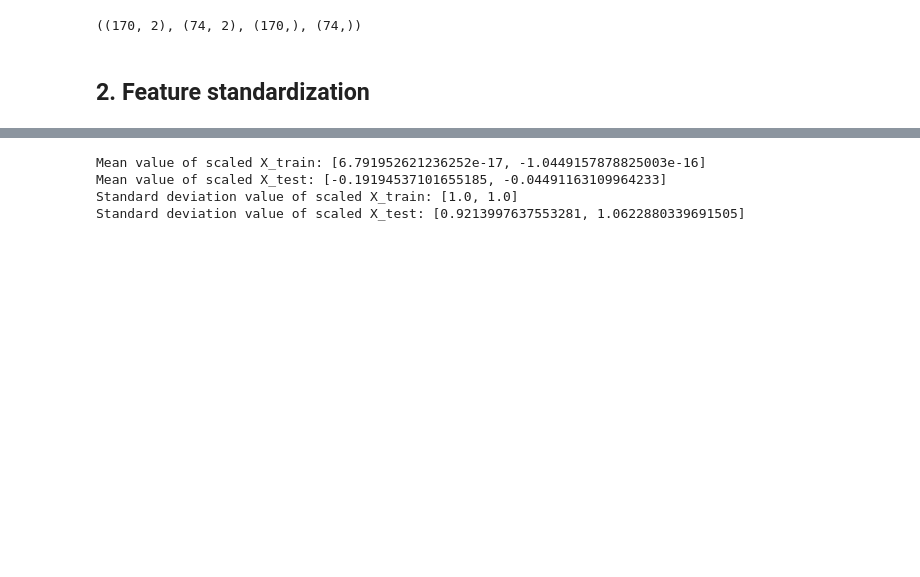
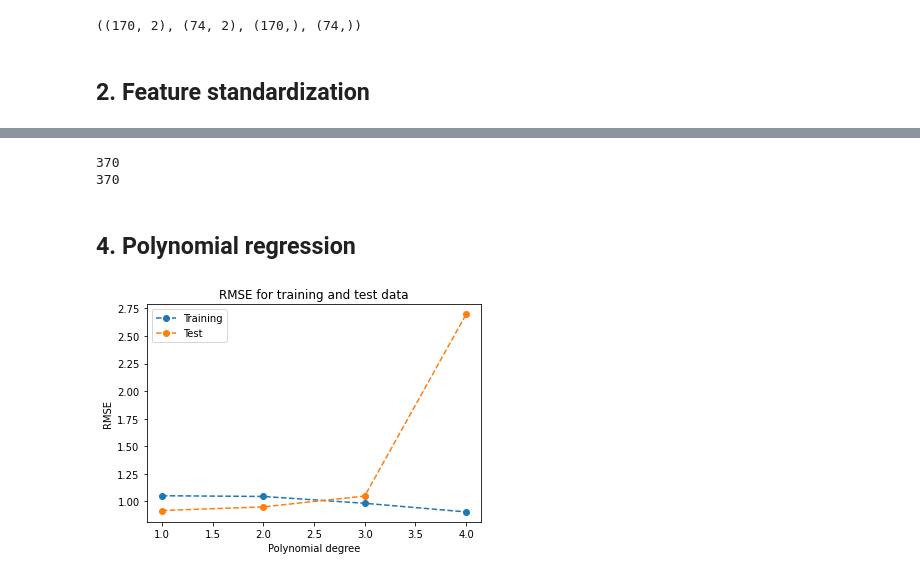
Before and after one commit to cseander/Maskininlarning-Christopher-Seander, a Jupyter notebook: Exercises/Exercise_3.ipynb, the cells around one changed output, grey strips where cells are left out. Drawn from its saved outputs; the diff is of its cells as text; code cells hidden in the pictures; blank space fills up the shorter version.

```diff
--- a/Exercises/Exercise_3.ipynb
+++ b/Exercises/Exercise_3.ipynb
@@ -97,16 +120,13 @@ from sklearn.preprocessing import StandardScaler
-# %%
-scaler = StandardScaler()
-scaler.fit(X_train)
-
-scaled_X_train = scaler.transform(X_train)
-scaled_X_test = scaler.transform(X_test)
-# %%
-print(f"Mean value of scaled X_train: [{np.mean(scaled_X_train[:,0])}, {np.mean(scaled_X_train[:,1])}]")
-print(f"Mean value of scaled X_test: [{np.mean(scaled_X_test[:,0])}, {np.mean(scaled_X_test[:,1])}]")
-print(f"Standard deviation value of scaled X_train: [{np.std(scaled_X_train[:,0])}, {np.std(scaled_X_train[:,1])}]")
-print(f"Standard deviation value of scaled X_test: [{np.std(scaled_X_test[:,0])}, {np.std(scaled_X_test[:,1])}]")
-# %% [output]
-Mean value of scaled X_train: [6.791952621236252e-17, -1.0449157878825003e-16]
-Mean value of scaled X_test: [-0.19194537101655185, -0.04491163109964233]
-Standard deviation value of scaled X_train: [1.0, 1.0]
-Standard deviation value of scaled X_test: [0.9213997637553281, 1.0622880339691505]
+# %%
+poly_features = PolynomialFeatures(2, include_bias=False)
+poly_X_train = poly_features.fit_transform(scaled_X_train)
+poly_X_test = poly_features.transform(scaled_X_test)
+
+test = poly_features.fit_transform(scaled_X_test)
+print((poly_X_test == test).sum())
+print(poly_X_test.size)
+# %% [output]
+370
+370
+# %% [markdown]
+## 4. Polynomial regression
@@ -112,0 +136,29 @@ Standard deviation value of scaled X_test: [0.9213997637553281, 1.06228803396915
+# %%
+def polynomial_regression(degree):
+    poly_features = PolynomialFeatures(degree, include_bias=False)
+    poly_X_train = poly_features.fit_transform(scaled_X_train)
+    poly_X_test = poly_features.transform(scaled_X_test)
+
+    model_linear_regression = LinearRegression()
+    model_linear_regression.fit(poly_X_train, y_train)
+    y_pred_train = model_linear_regression.predict(poly_X_train)
+    y_pred_test = model_linear_regression.predict(poly_X_test)
+
+    RMSE_train = np.sqrt(mean_squared_error(y_train, y_pred_train))
+    RMSE_test = np.sqrt(mean_squared_error(y_test, y_pred_test))
+
+    return (RMSE_train, RMSE_test)
+# %%
+recorded_RMSE = pd.DataFrame(columns=["Training", "Test"], index=[1,2,3,4])
+
+for degree in range(1,5):
+    recorded_RMSE.loc[degree] = polynomial_regression(degree)
+
+plt.plot(recorded_RMSE, linestyle="--", marker="o")
+plt.legend(recorded_RMSE.columns)
+plt.xlabel("Polynomial degree")
+plt.ylabel("RMSE")
+plt.title("RMSE for training and test data")
+plt.show()
+# %% [output]
+[figure, added]
```
Also changed, not shown: parts of 6 cells of this notebook, 3 other files.
